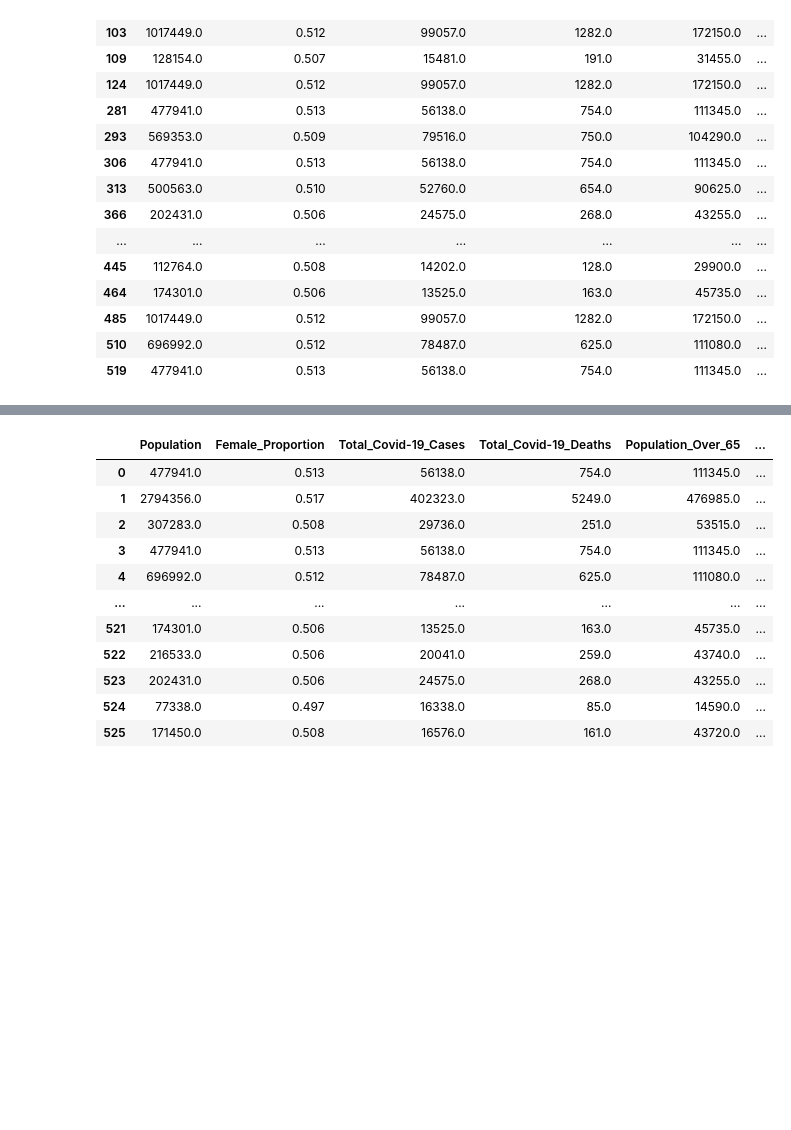
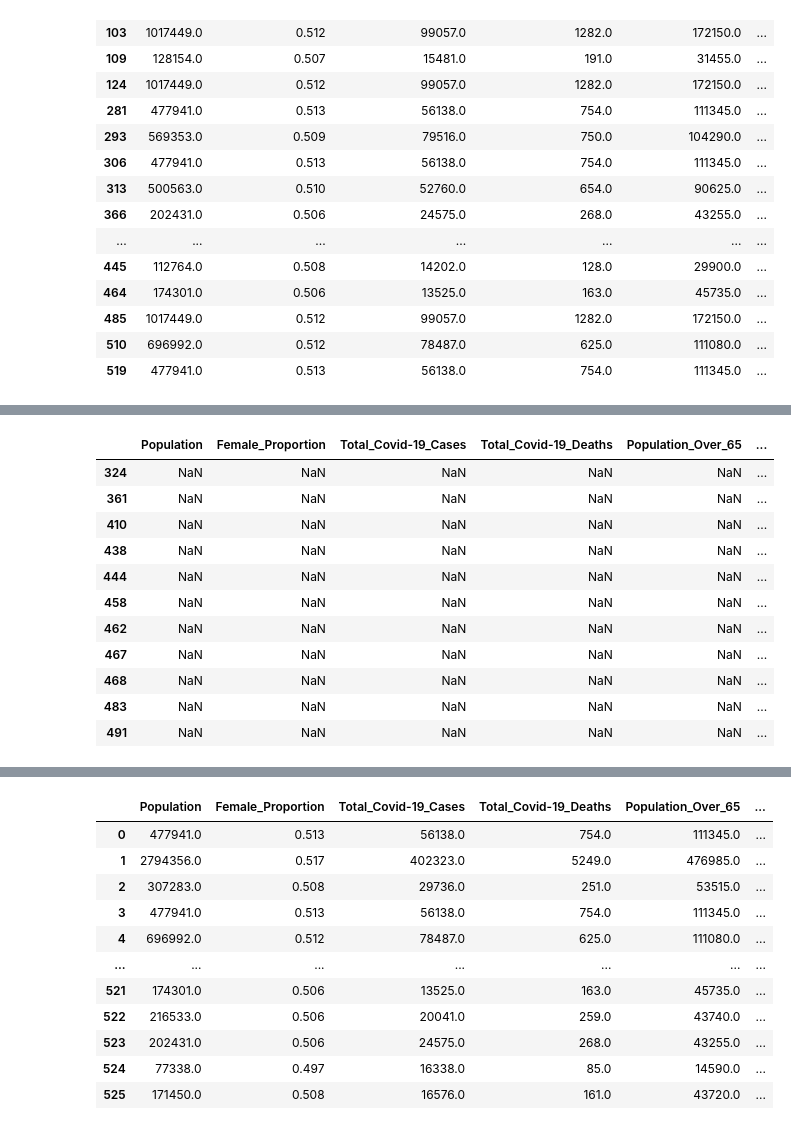
Before and after one commit to Alexander-Gebreamlak/COVID-19-Mortality-in-Ontario-Nursing-Homes, a Jupyter notebook: Covid-19 Ontario Mortality Nursing Home Analysis.ipynb, the cells around one changed output, grey strips where cells are left out. Drawn from its saved outputs; the diff is of its cells as text; code cells hidden in the pictures; blank space fills up the shorter version.

```diff
--- a/Covid-19 Ontario Mortality Nursing Home Analysis.ipynb
+++ b/Covid-19 Ontario Mortality Nursing Home Analysis.ipynb
@@ -92,6 +92,3 @@ Q3_df.head()
 | 2 | 2266 | 307283.0 | 0.508 | 29736.0 | 251.0 | ... |
 | 3 | 2246 | 477941.0 | 0.513 | 56138.0 | 754.0 | ... |
 | 4 | 2230 | 696992.0 | 0.512 | 78487.0 | 625.0 | ... |
-# %%
-pd.set_option('display.max_columns', None)
-Q3_df
@@ -163,0 +152,18 @@ Q4_df = Q4_df.dropna(subset=['THREE_BEDS'])
+# %%
+missing_rows_2 = Q4_df[Q4_df['Population_Over_65'].isna()]
+missing_rows_2
+
+#Appear to have 11 rows from the previous assignment that are not found in the census & PHO data. I will manually add the data as its a very small amount.
+# %% [output]
+|  | Population | Female_Proportion | Total_Covid-19_Cases | Total_Covid-19_Deaths | Population_Over_65 | ... |
+| 324 | NaN | NaN | NaN | NaN | NaN | ... |
+| 361 | NaN | NaN | NaN | NaN | NaN | ... |
+| 410 | NaN | NaN | NaN | NaN | NaN | ... |
+| 438 | NaN | NaN | NaN | NaN | NaN | ... |
+| 444 | NaN | NaN | NaN | NaN | NaN | ... |
+| 458 | NaN | NaN | NaN | NaN | NaN | ... |
+| 462 | NaN | NaN | NaN | NaN | NaN | ... |
+| 467 | NaN | NaN | NaN | NaN | NaN | ... |
+| 468 | NaN | NaN | NaN | NaN | NaN | ... |
+| 483 | NaN | NaN | NaN | NaN | NaN | ... |
+| 491 | NaN | NaN | NaN | NaN | NaN | ... |
```
Also changed, not shown: parts of 18 cells of this notebook.
